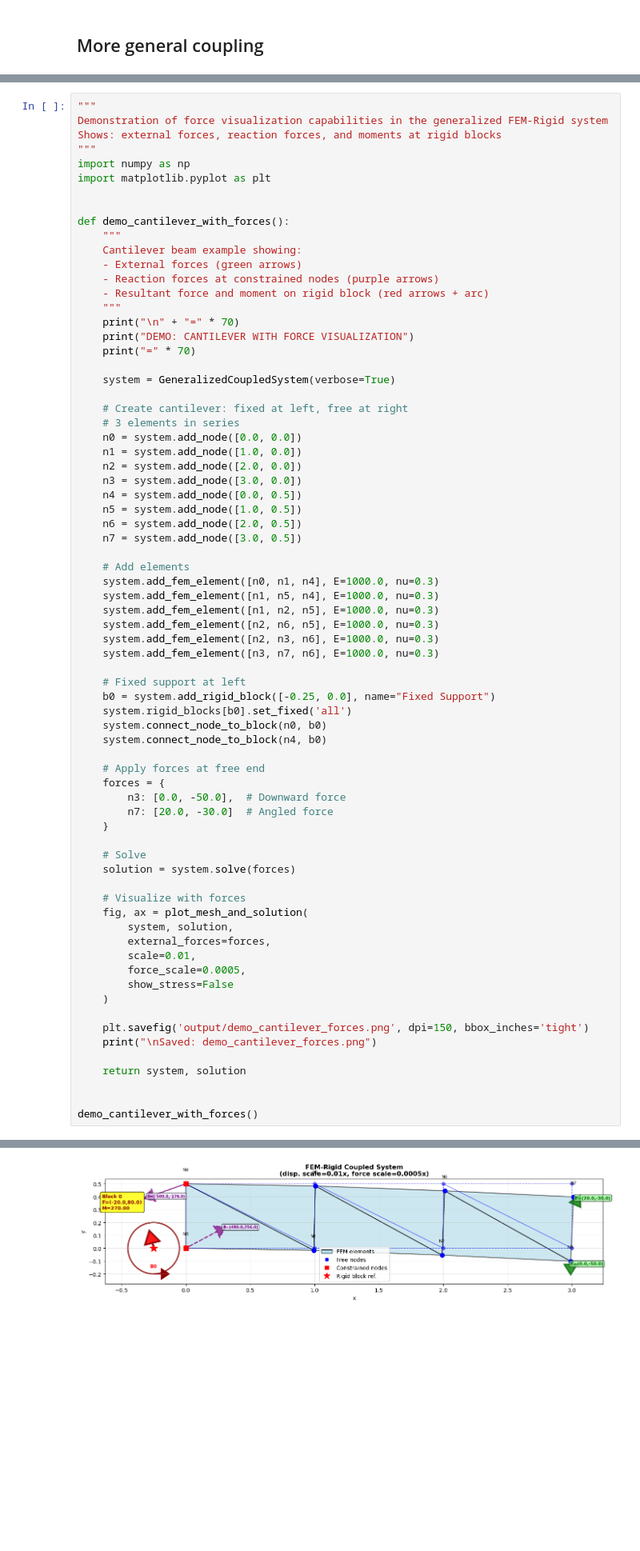
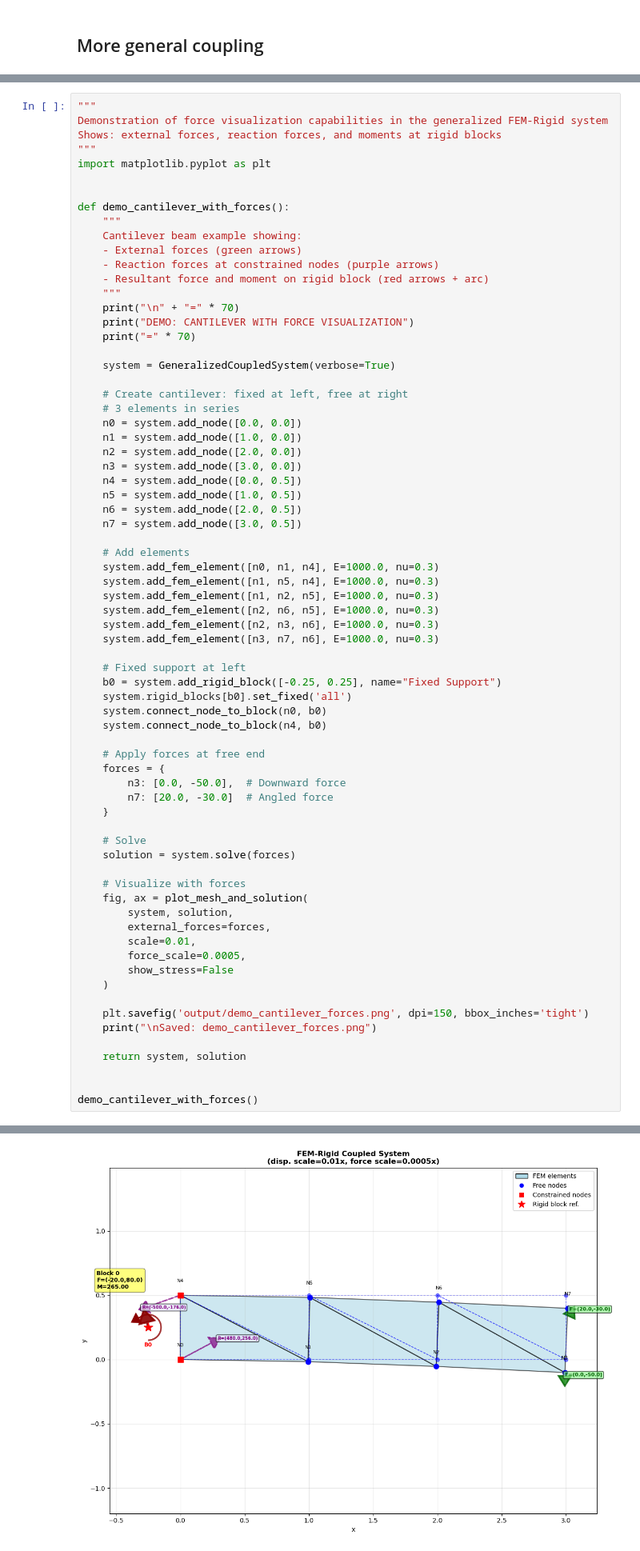
Before and after one commit to thlgrs/HybriDFEM, a Jupyter notebook: Theo/Objects/Lab.ipynb, the cells around one changed output, grey strips where cells are left out. Shown at 80% size. Saved outputs shown, nothing was run; the diff lists cells and outputs as text; blank space fills up the shorter version.

```diff
--- a/Theo/Objects/Lab.ipynb
+++ b/Theo/Objects/Lab.ipynb
@@ -2845,7 +2845,6 @@ Element 3:
 Demonstration of force visualization capabilities in the generalized FEM-Rigid system
 Shows: external forces, reaction forces, and moments at rigid blocks
 """
-import numpy as np
 import matplotlib.pyplot as plt
 
 
@@ -2882,7 +2881,7 @@ def demo_cantilever_with_forces():
     system.add_fem_element([n3, n7, n6], E=1000.0, nu=0.3)
 
     # Fixed support at left
-    b0 = system.add_rigid_block([-0.25, 0.0], name="Fixed Support")
+    b0 = system.add_rigid_block([-0.25, 0.25], name="Fixed Support")
     system.rigid_blocks[b0].set_fixed('all')
     system.connect_node_to_block(n0, b0)
     system.connect_node_to_block(n4, b0)
@@ -2950,4 +2949,4 @@ Saved: demo_cantilever_forces.png
-[figure, old version]
+[figure, new version]
 # %%
 def demo_symmetric_loading():
     """
```
Also changed, not shown: parts of 10 cells of this notebook.
